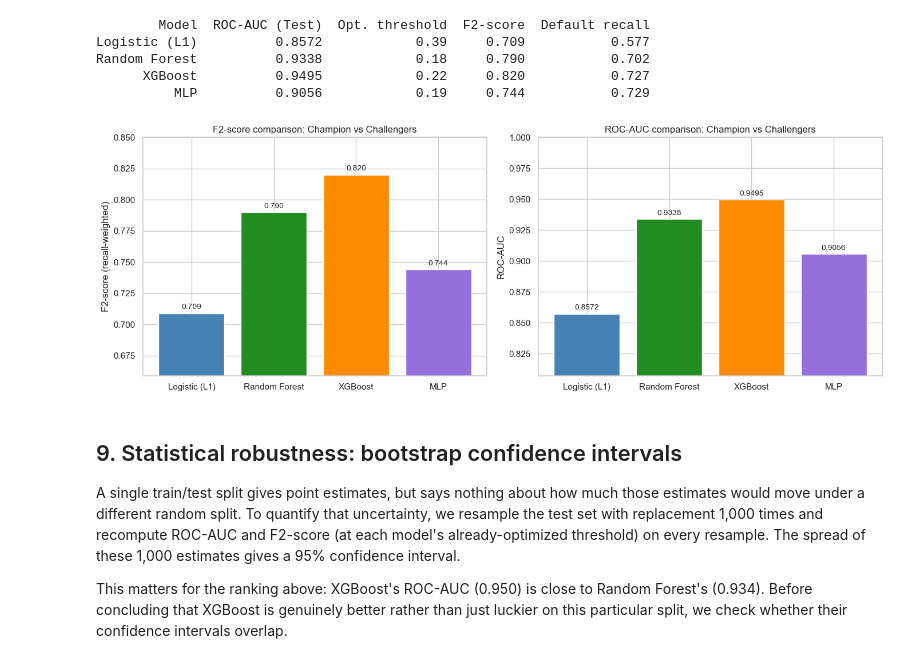
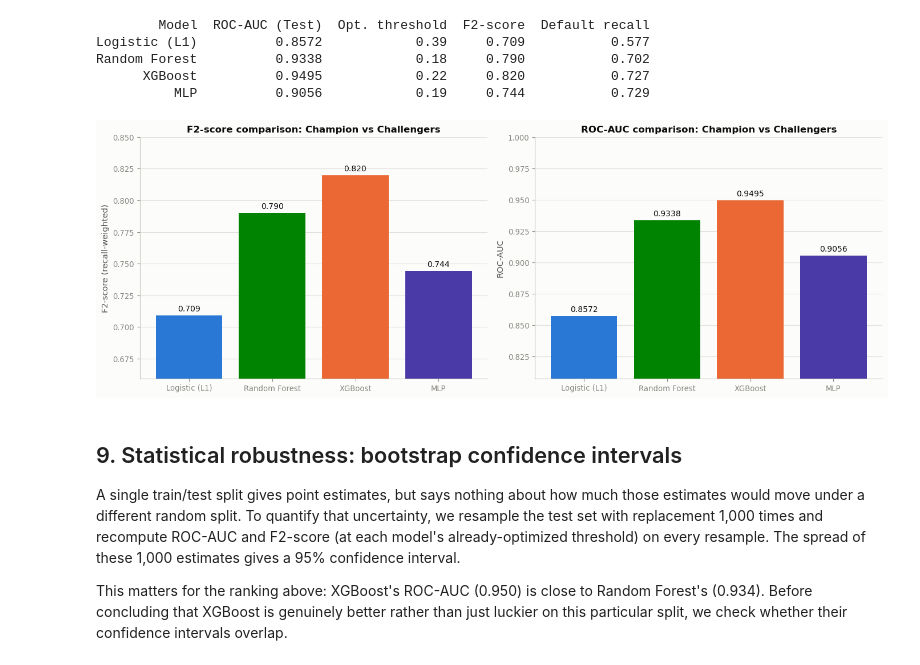
Before and after one commit to RedaAllab/credit-risk-classification, a Jupyter notebook: notebooks/credit_risk_modeling_en.ipynb, the cells around one changed output. Cells and saved outputs as stored; diff of their text form; code cells hidden in the pictures.

```diff
--- a/notebooks/credit_risk_modeling_en.ipynb
+++ b/notebooks/credit_risk_modeling_en.ipynb
@@ -42,9 +42,12 @@ from sklearn.metrics import (
 
 from src.preprocessing import load_dataset, clean_dataset, encode_features, split_features_target
 from src.evaluation import find_best_f2_threshold, plot_confusion_and_roc
+from src.style import (
+    set_style, BLUE, RED, MODEL_COLORS, MODEL_SEQUENTIAL, DIVERGING_BLUE_RED, AXIS_LINE,
+)
 
 RANDOM_STATE = 42
-sns.set_theme(style='whitegrid')
+set_style()
 # %% [markdown]
 ## 2. Preprocessing
 
@@ -217,13 +220,14 @@ models_lr = {'L1 (Lasso)': coef_l1, 'L2 (Ridge)': coef_l2, 'Elastic Net': coef_e
 fig, axes = plt.subplots(1, 3, figsize=(18, 5), sharey=False)
 for ax, (name, coef) in zip(axes, models_lr.items()):
     idx = np.argsort(np.abs(coef))[-15:]
-    ax.barh(feature_names[idx], coef[idx])
+    bar_colors = [RED if c > 0 else BLUE for c in coef[idx]]
+    ax.barh(feature_names[idx], coef[idx], color=bar_colors)
     ax.set_title(f'Top 15 coefficients: {name}')
     ax.set_xlabel('Coefficient value')
     ax.tick_params(axis='y', labelsize=8)
-    ax.axvline(0, color='black', linewidth=0.8, linestyle='--')
+    ax.axvline(0, color=AXIS_LINE, linewidth=0.8, linestyle='--')
 
-plt.suptitle('Feature importance: Logistic Regression', fontsize=13, y=1.02)
+plt.suptitle('Feature importance: Logistic Regression (red = raises default risk, blue = lowers it)', fontsize=13, y=1.02)
 plt.tight_layout()
 plt.savefig('comparison_regularization_coefficients.png', dpi=150, bbox_inches='tight')
 plt.show()
@@ -513,32 +521,32 @@ Random Forest          0.9338            0.18     0.790           0.702
 # %%
 # Comparison charts
 fig, axes = plt.subplots(1, 2, figsize=(14, 5))
 
-colors = ['steelblue', 'forestgreen', 'darkorange', 'mediumpurple']
+colors = [MODEL_COLORS[m] for m in df_results['Model']]
 
 # F2-score
 axes[0].bar(df_results['Model'], df_results['F2-score'], color=colors)
 axes[0].set_ylim(df_results['F2-score'].min() - 0.05, df_results['F2-score'].max() + 0.03)
 axes[0].set_ylabel('F2-score (recall-weighted)')
 axes[0].set_title('F2-score comparison: Champion vs Challengers')
 for i, row in df_results.iterrows():
     axes[0].text(i, row['F2-score'] + 0.002, f"{row['F2-score']:.3f}",
-                ha='center', va='bottom', fontsize=10)
+                ha='center', va='bottom', fontsize=10, color='#0b0b0b')
 
 # ROC-AUC
 axes[1].bar(df_results['Model'], df_results['ROC-AUC (Test)'], color=colors)
 axes[1].set_ylim(df_results['ROC-AUC (Test)'].min() - 0.05, 1.0)
 axes[1].set_ylabel('ROC-AUC')
 axes[1].set_title('ROC-AUC comparison: Champion vs Challengers')
 for i, row in df_results.iterrows():
     axes[1].text(i, row['ROC-AUC (Test)'] + 0.002, f"{row['ROC-AUC (Test)']:.4f}",
-                ha='center', va='bottom', fontsize=10)
+                ha='center', va='bottom', fontsize=10, color='#0b0b0b')
 
 plt.tight_layout()
 plt.savefig('model_comparison.png', dpi=150, bbox_inches='tight')
 plt.show()
 # %% [output]
-[figure, old version]
+[figure, new version]
 # %% [markdown]
 ## 9. Statistical robustness: bootstrap confidence intervals
 
```
Also changed, not shown: parts of 8 cells of this notebook, 5 other files.
